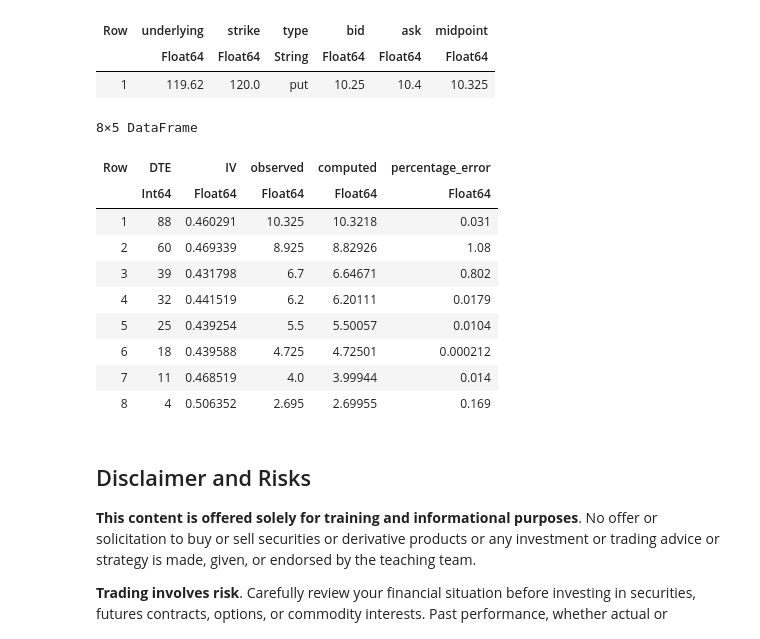
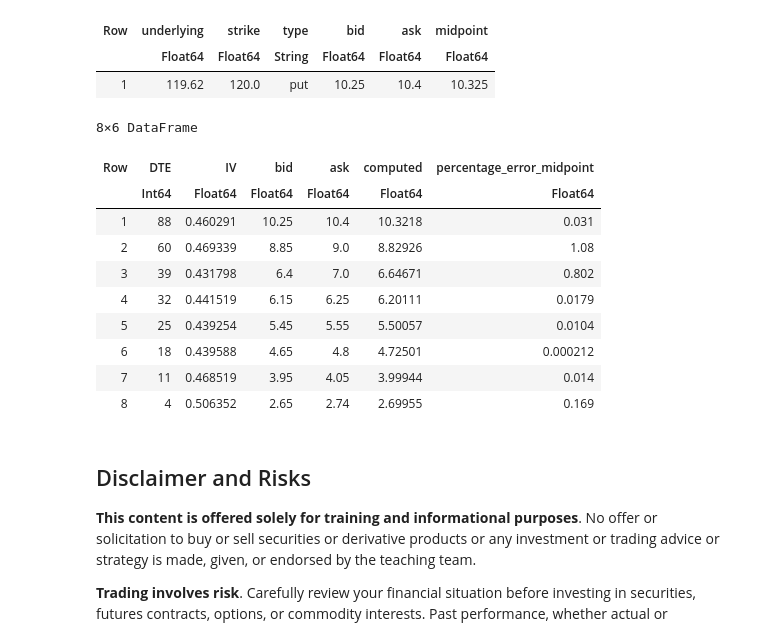
Before and after one commit to varnerlab/CHEME-130-eCornell-Repository, a Jupyter notebook: courses/CHEME-134/module-1/CHEME-134-Module-1-WorkedExample.ipynb, the cells around one changed output. Cells and saved outputs as stored; diff of their text form; code cells hidden in the pictures.

```diff
--- a/courses/CHEME-134/module-1/CHEME-134-Module-1-WorkedExample.ipynb
+++ b/courses/CHEME-134/module-1/CHEME-134-Module-1-WorkedExample.ipynb
@@ -307,46 +307,47 @@ for i ∈ eachindex(DTE_array)
 
     record = list_of_AMD_contracts[DTE_array[i]];
     DTE =  DTE_array[i]*Δt;
     IVᵢ = IV_results_array[i,2];
     Sᵢ = record[!,:underlying][1];
     𝒫 = record[!,:midpoint][1];
     bid = record[!,:bid][1];
     ask = record[!,:ask][1];
 
     # build tree model -
     treemodel = build(MyAdjacencyBasedCRREquityPriceTree,
         (μ = r̄, T = DTE, σ = IVᵢ)) |> (x-> populate(x, Sₒ = Sᵢ, h = 256));
 
     # build contract model -
     tmp_contract_model = build(MyAmericanPutContractModel, (
         K = K̂, sense = 1, copy = 1, DTE = DTE, IV = IVᵢ, premium = 𝒫));
 
     # compute the premium -
     computed_premium = premium(tmp_contract_model, treemodel, sigdigits = 6);
 
     # store -
     row_df = (
         DTE = DTE_array[i],
         IV = IV_results_array[i,2],
-        bid = 𝒫,
+        bid = bid,
+        ask = ask,
         computed = computed_premium,
-        percentage_error = ((𝒫 - computed_premium)/computed_premium) |> abs |> x-> 100*x |> x-> round(x,sigdigits=3)
+        percentage_error_midpoint = ((𝒫 - computed_premium)/computed_premium) |> abs |> x-> 100*x |> x-> round(x,sigdigits=3)
     );
     push!(dataframe_check,row_df);
 end
 dataframe_check
 # %% [output]
-8×5 DataFrame
+8×6 DataFrame
-| Row | DTE | IV | observed | computed | percentage_error |
-|  | Int64 | Float64 | Float64 | Float64 | Float64 |
-| 1 | 88 | 0.460291 | 10.325 | 10.3218 | 0.031 |
-| 2 | 60 | 0.469339 | 8.925 | 8.82926 | 1.08 |
-| 3 | 39 | 0.431798 | 6.7 | 6.64671 | 0.802 |
-| 4 | 32 | 0.441519 | 6.2 | 6.20111 | 0.0179 |
-| 5 | 25 | 0.439254 | 5.5 | 5.50057 | 0.0104 |
-| 6 | 18 | 0.439588 | 4.725 | 4.72501 | 0.000212 |
-| 7 | 11 | 0.468519 | 4.0 | 3.99944 | 0.014 |
-| 8 | 4 | 0.506352 | 2.695 | 2.69955 | 0.169 |
+| Row | DTE | IV | bid | ask | computed | percentage_error_midpoint |
+|  | Int64 | Float64 | Float64 | Float64 | Float64 | Float64 |
+| 1 | 88 | 0.460291 | 10.25 | 10.4 | 10.3218 | 0.031 |
+| 2 | 60 | 0.469339 | 8.85 | 9.0 | 8.82926 | 1.08 |
+| 3 | 39 | 0.431798 | 6.4 | 7.0 | 6.64671 | 0.802 |
+| 4 | 32 | 0.441519 | 6.15 | 6.25 | 6.20111 | 0.0179 |
+| 5 | 25 | 0.439254 | 5.45 | 5.55 | 5.50057 | 0.0104 |
+| 6 | 18 | 0.439588 | 4.65 | 4.8 | 4.72501 | 0.000212 |
+| 7 | 11 | 0.468519 | 3.95 | 4.05 | 3.99944 | 0.014 |
+| 8 | 4 | 0.506352 | 2.65 | 2.74 | 2.69955 | 0.169 |
 # %% [markdown]
 ## Disclaimer and Risks
 __This content is offered solely for training and informational purposes__. No offer or solicitation to buy or sell securities or derivative products or any investment or trading advice or strategy is made, given, or endorsed by the teaching team.
```
